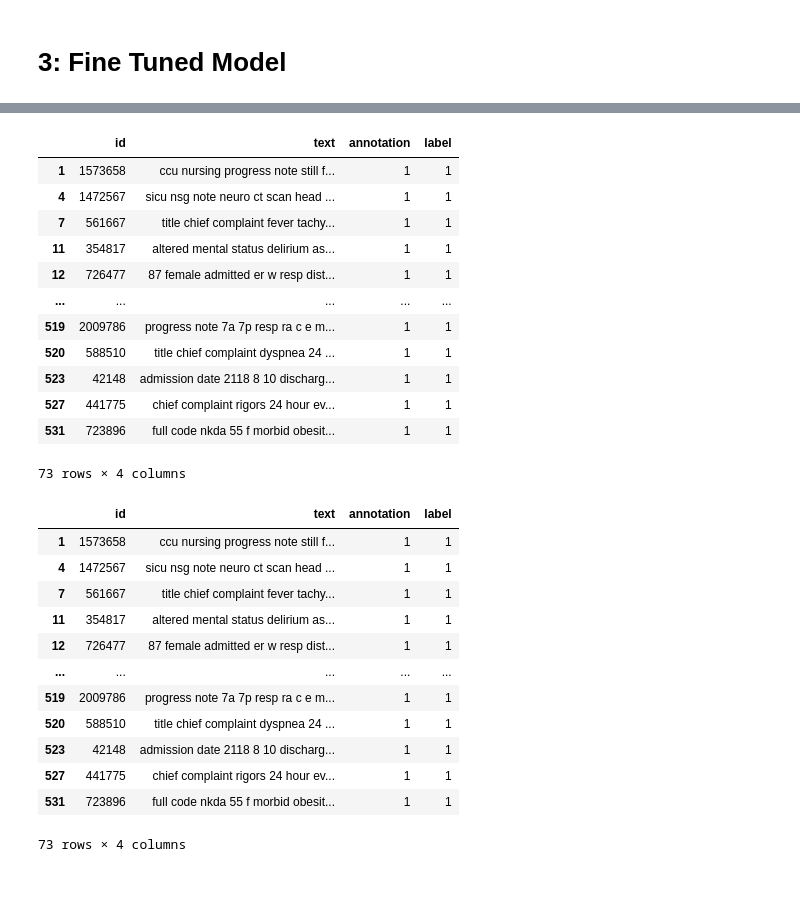
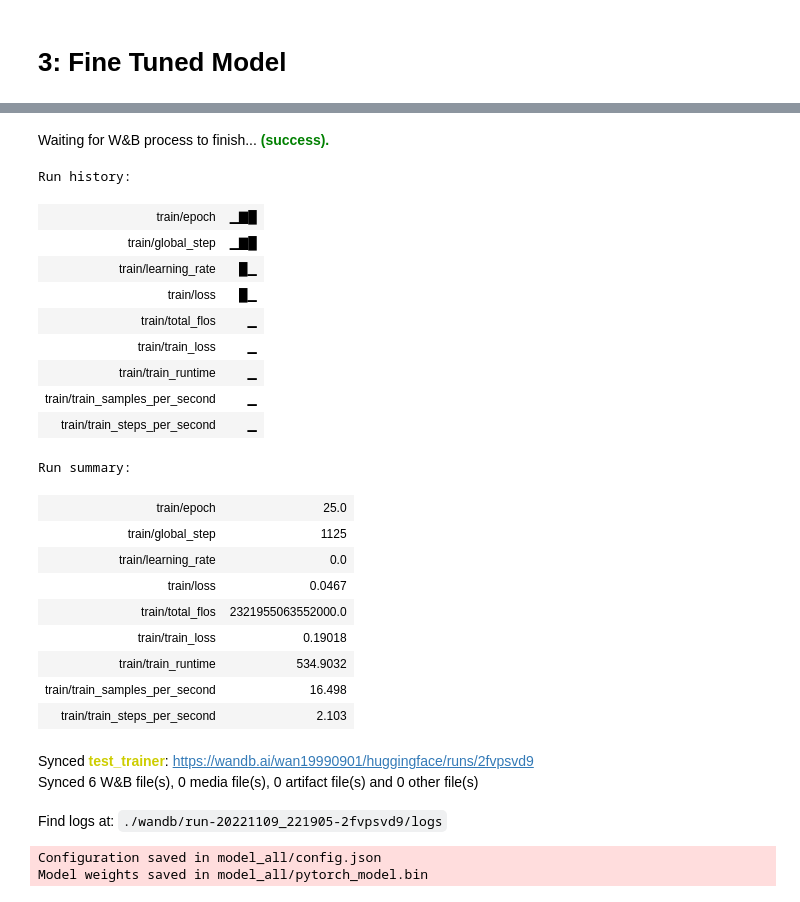
Before and after one commit to wan19990901/EECS6.S982_Sentiment, a Jupyter notebook: Bert_Modelling.ipynb, the cells around one changed output, grey strips where cells are left out. Saved outputs shown, nothing was run; the diff lists cells and outputs as text; code cells hidden in the pictures.

```diff
--- a/Bert_Modelling.ipynb
+++ b/Bert_Modelling.ipynb
@@ -371,32 +258,35 @@ label[label.annotation == 1]
-# %%
-label[label.annotation == 1]
-# %% [output]
-|  | id | text | annotation | label |
-| 1 | 1573658 | ccu nursing progress note still f... | 1 | 1 |
-| 4 | 1472567 | sicu nsg note neuro ct scan head ... | 1 | 1 |
-| 7 | 561667 | title chief complaint fever tachy... | 1 | 1 |
-| 11 | 354817 | altered mental status delirium as... | 1 | 1 |
-| 12 | 726477 | 87 female admitted er w resp dist... | 1 | 1 |
-| ... | ... | ... | ... | ... |
-| 519 | 2009786 | progress note 7a 7p resp ra c e m... | 1 | 1 |
-| 520 | 588510 | title chief complaint dyspnea 24 ... | 1 | 1 |
-| 523 | 42148 | admission date 2118 8 10 discharg... | 1 | 1 |
-| 527 | 441775 | chief complaint rigors 24 hour ev... | 1 | 1 |
-| 531 | 723896 | full code nkda 55 f morbid obesit... | 1 | 1 |
-73 rows × 4 columns
-# %%
-label[label.annotation == 1]
-# %% [output]
-|  | id | text | annotation | label |
-| 1 | 1573658 | ccu nursing progress note still f... | 1 | 1 |
-| 4 | 1472567 | sicu nsg note neuro ct scan head ... | 1 | 1 |
-| 7 | 561667 | title chief complaint fever tachy... | 1 | 1 |
-| 11 | 354817 | altered mental status delirium as... | 1 | 1 |
-| 12 | 726477 | 87 female admitted er w resp dist... | 1 | 1 |
-| ... | ... | ... | ... | ... |
-| 519 | 2009786 | progress note 7a 7p resp ra c e m... | 1 | 1 |
-| 520 | 588510 | title chief complaint dyspnea 24 ... | 1 | 1 |
-| 523 | 42148 | admission date 2118 8 10 discharg... | 1 | 1 |
-| 527 | 441775 | chief complaint rigors 24 hour ev... | 1 | 1 |
-| 531 | 723896 | full code nkda 55 f morbid obesit... | 1 | 1 |
-73 rows × 4 columns
+# %%
+import wandb
+wandb.finish()
+# %% [output]
+Waiting for W&B process to finish... (success).
+Run history:
+| train/epoch | ▁▇█ |
+| train/global_step | ▁▇█ |
+| train/learning_rate | █▁ |
+| train/loss | █▁ |
+| train/total_flos | ▁ |
+| train/train_loss | ▁ |
+| train/train_runtime | ▁ |
+| train/train_samples_per_second | ▁ |
+| train/train_steps_per_second | ▁ |
+Run summary:
+| train/epoch | 25.0 |
+| train/global_step | 1125 |
+| train/learning_rate | 0.0 |
+| train/loss | 0.0467 |
+| train/total_flos | 2321955063552000.0 |
+| train/train_loss | 0.19018 |
+| train/train_runtime | 534.9032 |
+| train/train_samples_per_second | 16.498 |
+| train/train_steps_per_second | 2.103 |
+Synced test_trainer: https://wandb.ai/wan19990901/huggingface/runs/2fvpsvd9
+Synced 6 W&B file(s), 0 media file(s), 0 artifact file(s) and 0 other file(s)
+Find logs at: ./wandb/run-20221109_221905-2fvpsvd9/logs
+# %%
+OUTPUT_DIR = 'model_all/'
+model_to_save = trainer.model.module if hasattr(trainer.model, 'module') else trainer.model  # Take care of distributed/parallel training
+model_to_save.save_pretrained(OUTPUT_DIR)
+# %% [output]
+Configuration saved in model_all/config.json
+Model weights saved in model_all/pytorch_model.bin
```
Also changed, not shown: parts of 23 cells of this notebook, 1 other file.
